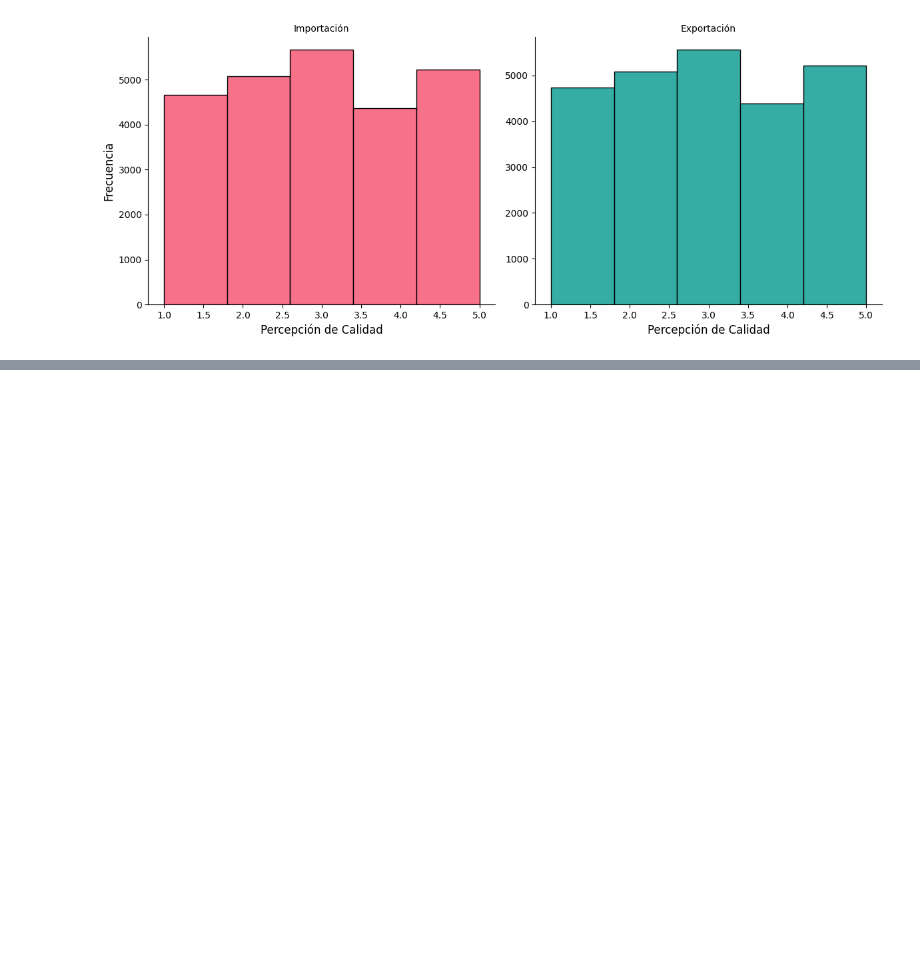
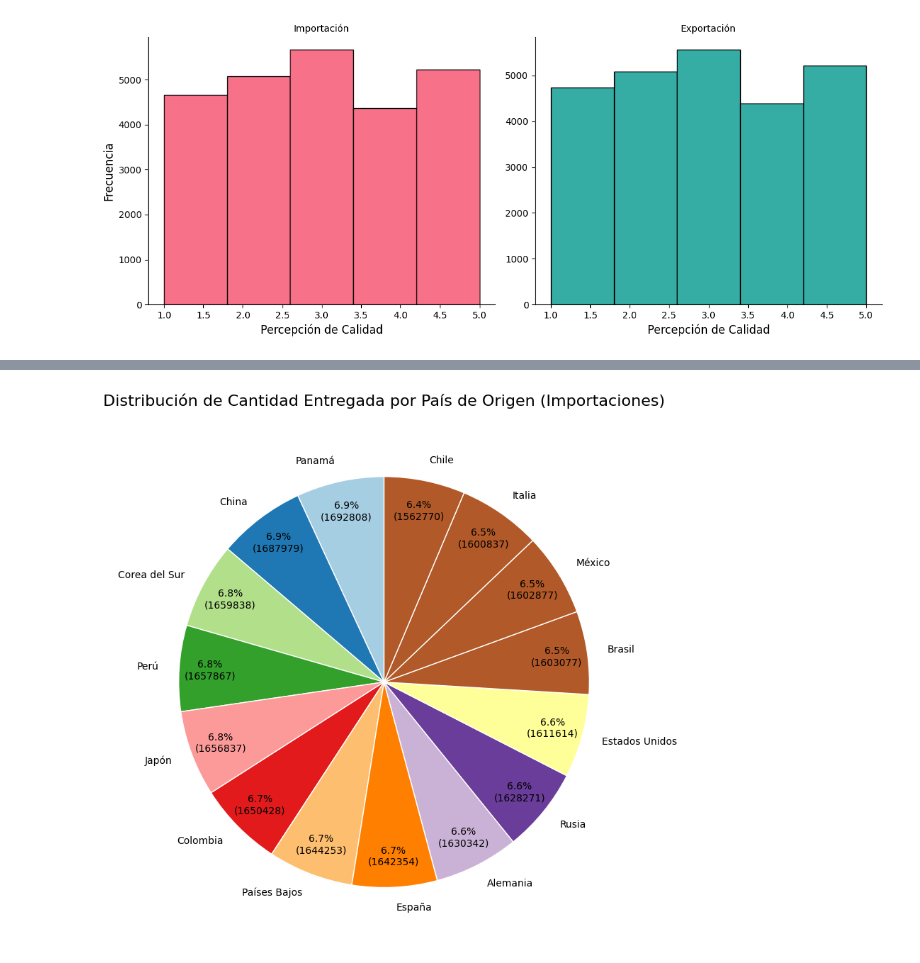
Before and after one commit to santiagonajera/LogiticaInternacional, a Jupyter notebook: LogInternacional_Graficos.ipynb, the cells around one changed output, grey strips where cells are left out. Cells and saved outputs as stored; diff of their text form; code cells hidden in the pictures; blank space fills up the shorter version.

```diff
--- a/LogInternacional_Graficos.ipynb
+++ b/LogInternacional_Graficos.ipynb
@@ -180,0 +357,44 @@ La columna ya está en formato numérico.
+# %%
+import pandas as pd
+import matplotlib.pyplot as plt
+
+# Paso 1: Descargar el archivo Excel desde el enlace
+url = "https://github.com/santiagonajera/LogiticaInternacional/raw/refs/heads/main/logistica_internacional_ecuador.xlsx"
+df = pd.read_excel(url)
+
+# Paso 2: Filtrar solo las importaciones
+df_importaciones = df[df['direccion_comercio'] == 'Importación']
+
+# Paso 3: Agrupar por 'pais_origen' y sumar 'cantidad_entregada'
+entregas_por_pais = df_importaciones.groupby('pais_origen')['cantidad_entregada'].sum().reset_index()
+
+# Paso 4: Ordenar los datos de mayor a menor para mejorar la visualización
+entregas_por_pais = entregas_por_pais.sort_values(by='cantidad_entregada', ascending=False)
+
+# Paso 5: Generar el gráfico circular
+plt.figure(figsize=(10, 8))
+
+# Definir colores elegantes
+colores = plt.cm.Paired(range(len(entregas_por_pais)))
+
+# Crear el pie chart
+plt.pie(
+    entregas_por_pais['cantidad_entregada'],
+    labels=entregas_por_pais['pais_origen'],
+    autopct=lambda p: f'{p:.1f}%\n({int(p * sum(entregas_por_pais["cantidad_entregada"]) / 100)})',
+    startangle=90,
+    colors=colores,
+    textprops={'fontsize': 10, 'color': 'black'},  # Tamaño y color del texto
+    wedgeprops={'linewidth': 1, 'edgecolor': 'white'},  # Borde blanco entre las secciones
+    pctdistance=0.85,  # Distancia de los porcentajes desde el centro
+    labeldistance=1.1  # Distancia de las etiquetas desde el centro
+)
+
+# Evitar superposición de etiquetas
+plt.title('Distribución de Cantidad Entregada por País de Origen (Importaciones)', fontsize=16, pad=20)
+
+# Mostrar el gráfico
+plt.tight_layout()
+plt.show()
+# %% [output]
+[figure, added]
```
Also changed, not shown: parts of 9 cells of this notebook.
